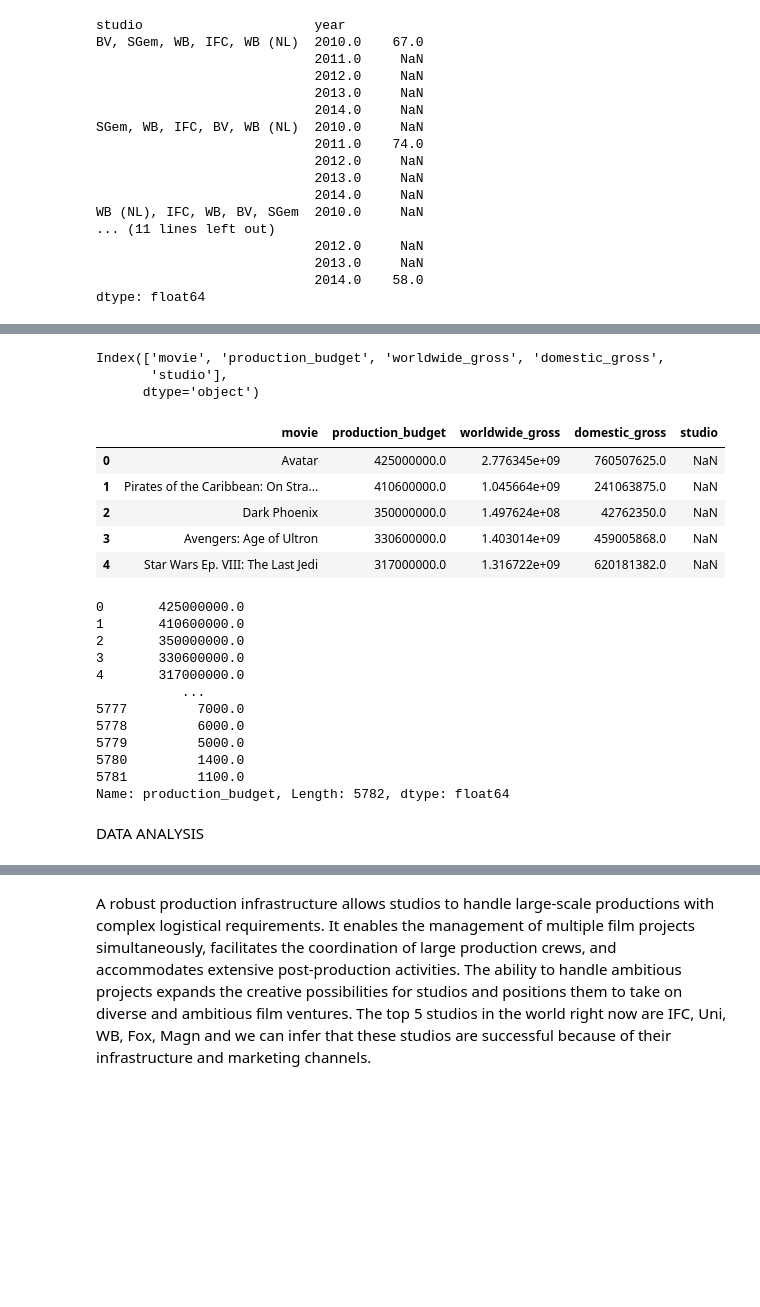
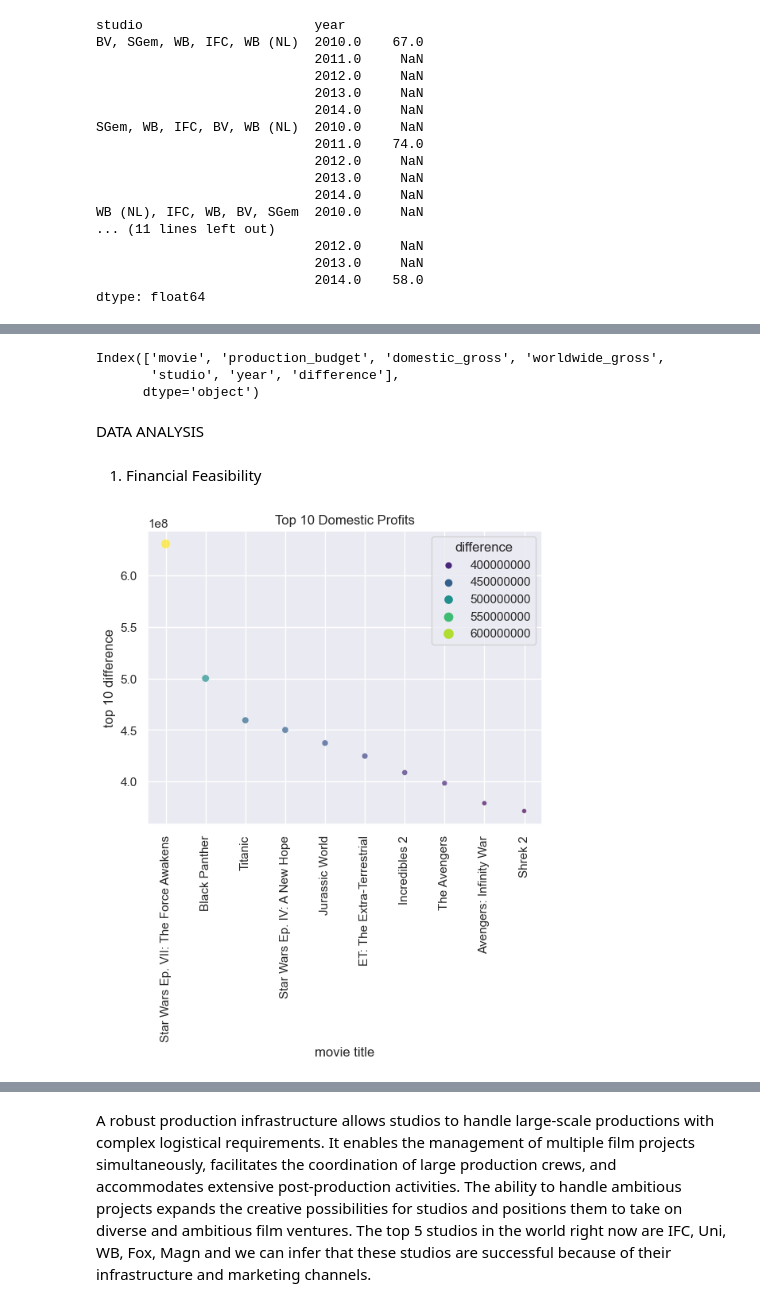
Before and after one commit to Wendy0001/EndofP1, a Jupyter notebook: NotebookP2.ipynb, the cells around one changed output, grey strips where cells are left out. Drawn from its saved outputs; the diff is of its cells as text; code cells hidden in the pictures; blank space fills up the shorter version.

```diff
--- a/NotebookP2.ipynb
+++ b/NotebookP2.ipynb
@@ -559,37 +463,23 @@ Name: domestic_gross, dtype: float64
 # %%
-df.columns
+top_10.columns
 # %% [output]
-Index(['movie', 'production_budget', 'worldwide_gross', 'domestic_gross',
-       'studio'],
+Index(['movie', 'production_budget', 'domestic_gross', 'worldwide_gross',
+       'studio', 'year', 'difference'],
       dtype='object')
-# %%
-
-
-# Display the first few rows of the data
-df.head()
-# %% [output]
-|  | movie | production_budget | worldwide_gross | domestic_gross | studio |
-| 0 | Avatar | 425000000.0 | 2.776345e+09 | 760507625.0 | NaN |
-| 1 | Pirates of the Caribbean: On Stra... | 410600000.0 | 1.045664e+09 | 241063875.0 | NaN |
-| 2 | Dark Phoenix | 350000000.0 | 1.497624e+08 | 42762350.0 | NaN |
-| 3 | Avengers: Age of Ultron | 330600000.0 | 1.403014e+09 | 459005868.0 | NaN |
-| 4 | Star Wars Ep. VIII: The Last Jedi | 317000000.0 | 1.316722e+09 | 620181382.0 | NaN |
-# %%
-df['production_budget'] = df['production_budget'].astype(float)
-
-print(df['production_budget'])
-# %% [output]
-0       425000000.0
-1       410600000.0
-2       350000000.0
-3       330600000.0
-4       317000000.0
-           ...
-5777         7000.0
-5778         6000.0
-5779         5000.0
-5780         1400.0
-5781         1100.0
-Name: production_budget, Length: 5782, dtype: float64
 # %% [markdown]
 DATA ANALYSIS
+# %% [markdown]
+1. Financial Feasibility
+# %%
+sns.scatterplot(data=top_10, x='movie', y=top_10['difference'], size='difference', hue='difference', palette='viridis', alpha=0.7)
+
+
+plt.xlabel('movie title')
+plt.ylabel('top 10 difference')
+plt.title('Top 10 Domestic Profits')
+
+plt.xticks(rotation=90)  # Rotate x-axis labels for better visibility
+
+plt.show();
+# %% [output]
+[figure, added]
```
Also changed, not shown: parts of 22 cells of this notebook.
